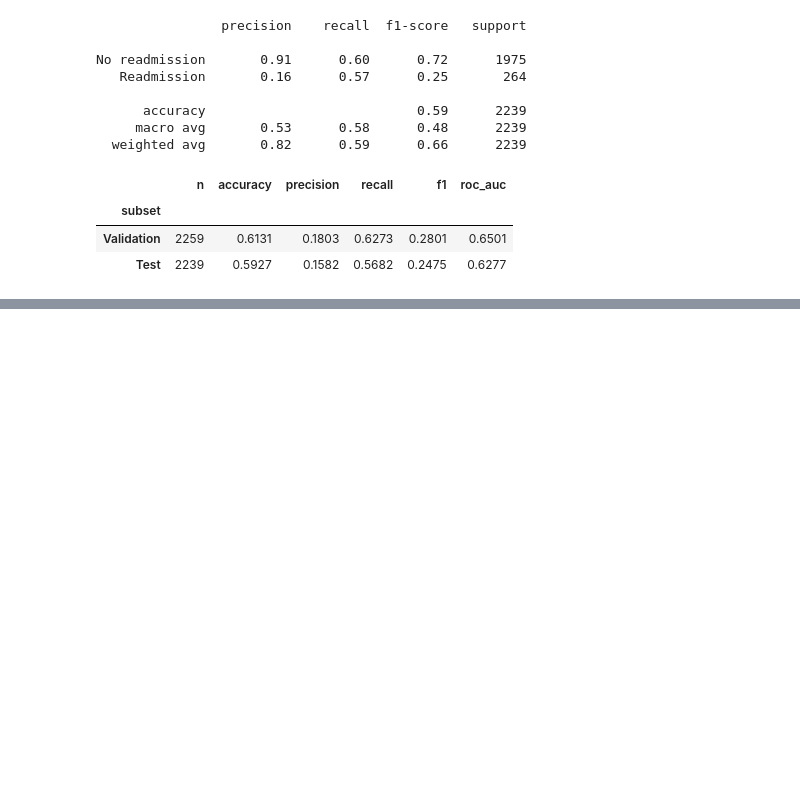
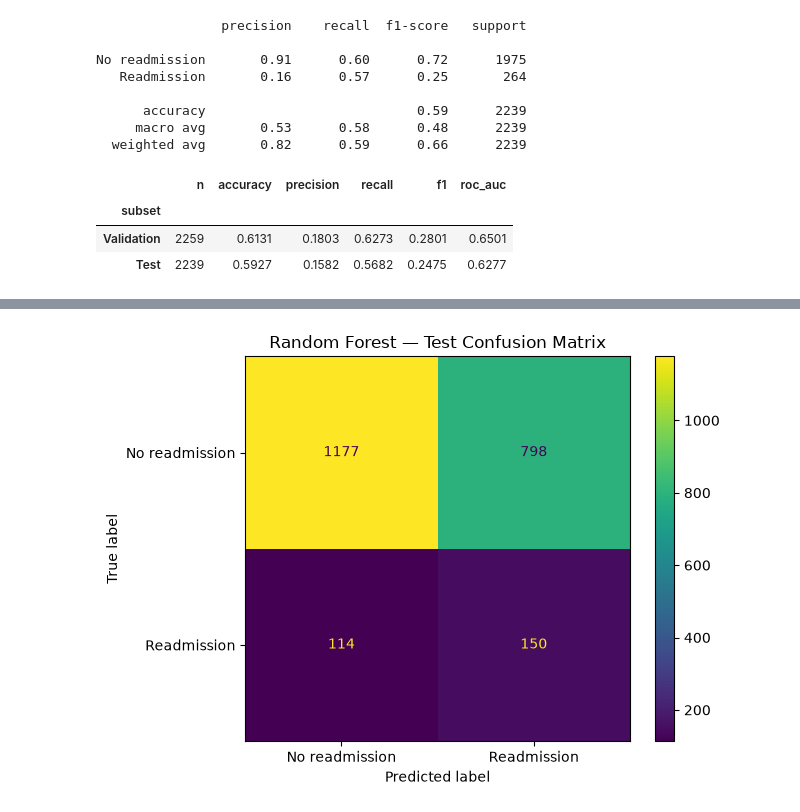
Before and after one commit to Monica-Sithole/StadioCare-Readmission-Prediction, a Jupyter notebook: src/Untitled.ipynb, the cells around one changed output, grey strips where cells are left out. Cells and saved outputs as stored; diff of their text form; code cells hidden in the pictures; blank space fills up the shorter version.

Commit message:
Results visualisation Confusion matrix

```diff
--- a/src/Untitled.ipynb
+++ b/src/Untitled.ipynb
@@ -465,0 +469,13 @@ No readmission       0.91      0.60      0.72      1975
+# %%
+# Confusion matrix for the held-out test set.
+cm = confusion_matrix(y_test, test_pred, labels=[0, 1])
+disp = ConfusionMatrixDisplay(
+    confusion_matrix=cm,
+    display_labels=["No readmission", "Readmission"]
+)
+disp.plot(values_format="d")
+plt.title("Random Forest — Test Confusion Matrix")
+plt.tight_layout()
+plt.show()
+# %% [output]
+[figure, added]
```
Also changed, not shown: parts of 1 cell of this notebook.
